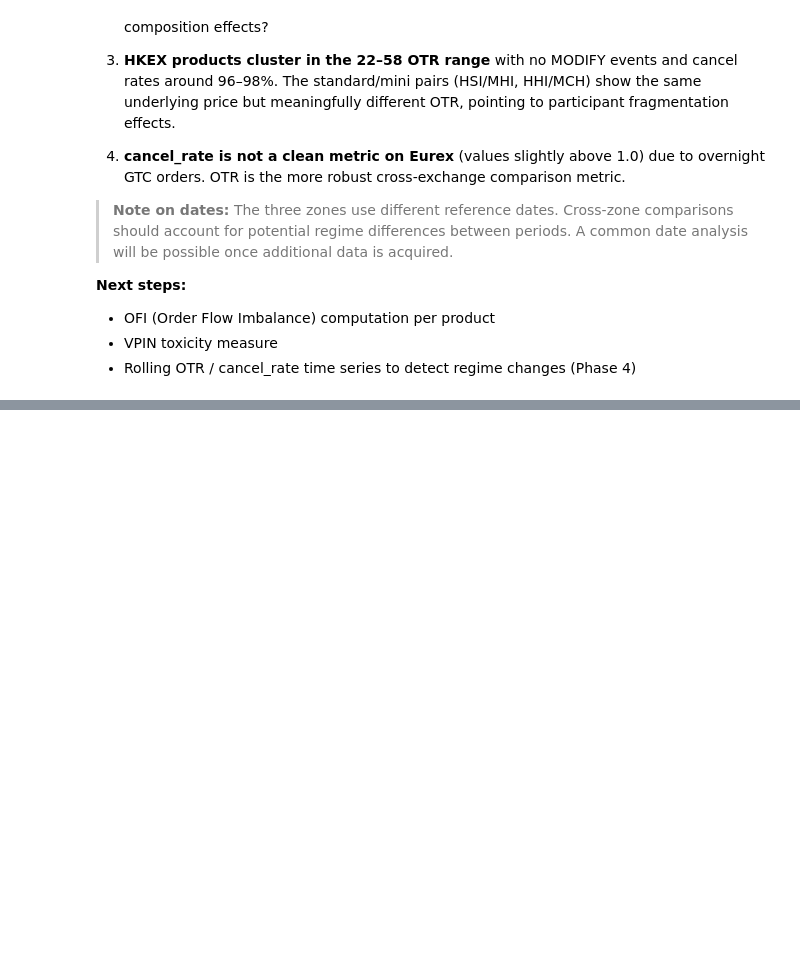
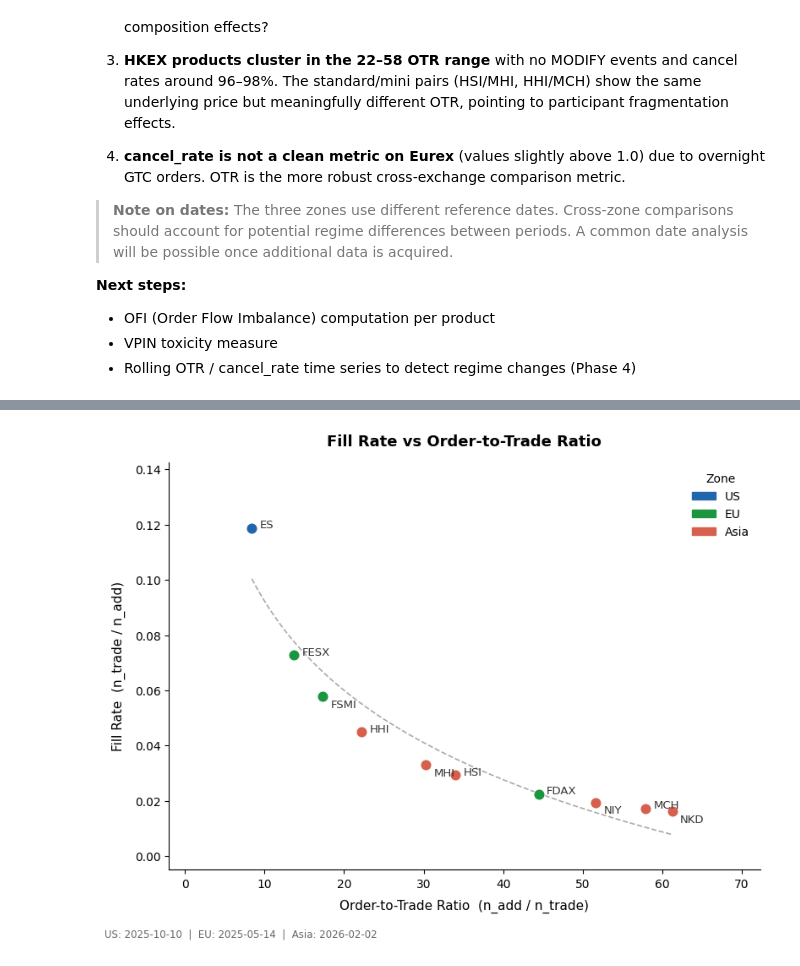
Before and after one commit to julienbaptiste/destiny-research, a Jupyter notebook: notebooks/01_data_overview/2026-03-31_data_overview.ipynb, the cells around one changed output, grey strips where cells are left out. Cells and saved outputs as stored; diff of their text form; code cells hidden in the pictures; blank space fills up the shorter version.

```diff
--- a/notebooks/01_data_overview/2026-03-31_data_overview.ipynb
+++ b/notebooks/01_data_overview/2026-03-31_data_overview.ipynb
@@ -316,0 +438,93 @@ Sorting by OTR within each zone reveals a clear liquidity hierarchy:
+# %%
+fig, ax = plt.subplots(figsize=(8, 6))
+
+# ── Scatter points ────────────────────────────────────────────────────────────
+for _, row in plot_df.iterrows():
+    ax.scatter(
+        row["otr"], row["fill_rate"],
+        color     = ZONE_COLORS[row["zone"]],
+        s         = 90,           # marker size
+        zorder    = 3,
+        edgecolor = "white",
+        linewidth = 0.8,
+    )
+
+# ── Product labels ────────────────────────────────────────────────────────────
+# Manual offsets to avoid overlaps on specific products
+LABEL_OFFSETS = {
+    "ES":   ( 1.0,  0.001),
+    "FESX": ( 1.0,  0.001),
+    "FSMI": ( 1.0, -0.003),
+    "HHI":  ( 1.0,  0.001),
+    "MHI":  ( 1.0, -0.003),
+    "HSI":  ( 1.0,  0.001),
+    "NIY":  ( 1.0, -0.003),
+    "MCH":  ( 1.0,  0.001),
+    "NKD":  ( 1.0, -0.003),
+    "FDAX": ( 1.0,  0.001),
+}
+
+for _, row in plot_df.iterrows():
+    dx, dy = LABEL_OFFSETS.get(row["product"], (1.0, 0.001))
+    ax.annotate(
+        row["product"],
+        xy        = (row["otr"], row["fill_rate"]),
+        xytext    = (row["otr"] + dx, row["fill_rate"] + dy),
+        fontsize  = 9.5,
+        color     = "#333333",
+        va        = "center",
+    )
+
+# ── Trend line — log fit (OTR vs fill_rate follow a power-law relationship) ───
+otr_vals      = plot_df["otr"].values
+fill_vals     = plot_df["fill_rate"].values
+log_otr       = np.log(otr_vals)
+coeffs        = np.polyfit(log_otr, fill_vals, 1)   # linear fit in log space
+otr_range     = np.linspace(otr_vals.min(), otr_vals.max(), 200)
+fit_line      = coeffs[0] * np.log(otr_range) + coeffs[1]
+
+ax.plot(
+    otr_range, fit_line,
+    color     = "#aaaaaa",
+    linewidth = 1.2,
+    linestyle = "--",
+    zorder    = 1,
+    label     = "log fit",
+)
+
+# ── Labels & formatting ───────────────────────────────────────────────────────
+ax.set_xlabel("Order-to-Trade Ratio  (n_add / n_trade)", labelpad=8)
+ax.set_ylabel("Fill Rate  (n_trade / n_add)", labelpad=8)
+ax.set_title("Fill Rate vs Order-to-Trade Ratio", pad=14)
+
+# Extend axes slightly for label breathing room
+ax.set_xlim(-2, plot_df["otr"].max() * 1.18)
+ax.set_ylim(-0.005, plot_df["fill_rate"].max() * 1.20)
+
+# ── Zone legend ───────────────────────────────────────────────────────────────
+legend_patches = [
+    mpatches.Patch(color=color, label=zone)
+    for zone, color in ZONE_COLORS.items()
+]
+ax.legend(
+    handles        = legend_patches,
+    loc            = "upper right",
+    frameon        = False,
+    fontsize       = 10,
+    title          = "Zone",
+    title_fontsize = 10,
+)
+
+# ── Caption ───────────────────────────────────────────────────────────────────
+fig.text(
+    0.01, -0.02,
+    "US: 2025-10-10  |  EU: 2025-05-14  |  Asia: 2026-02-02",
+    fontsize=8.5, color="#666666", ha="left",
+)
+
+plt.tight_layout()
+plt.savefig("reports/figures/01_data_overview/2026-03-31_plot_fillrate_vs_otr.png", dpi=150, bbox_inches="tight")
+plt.show()
+print("Saved: plot_fillrate_vs_otr.png")
+# %% [output]
+[figure, added]
```
Also changed, not shown: parts of 6 cells of this notebook, 2 other files.
